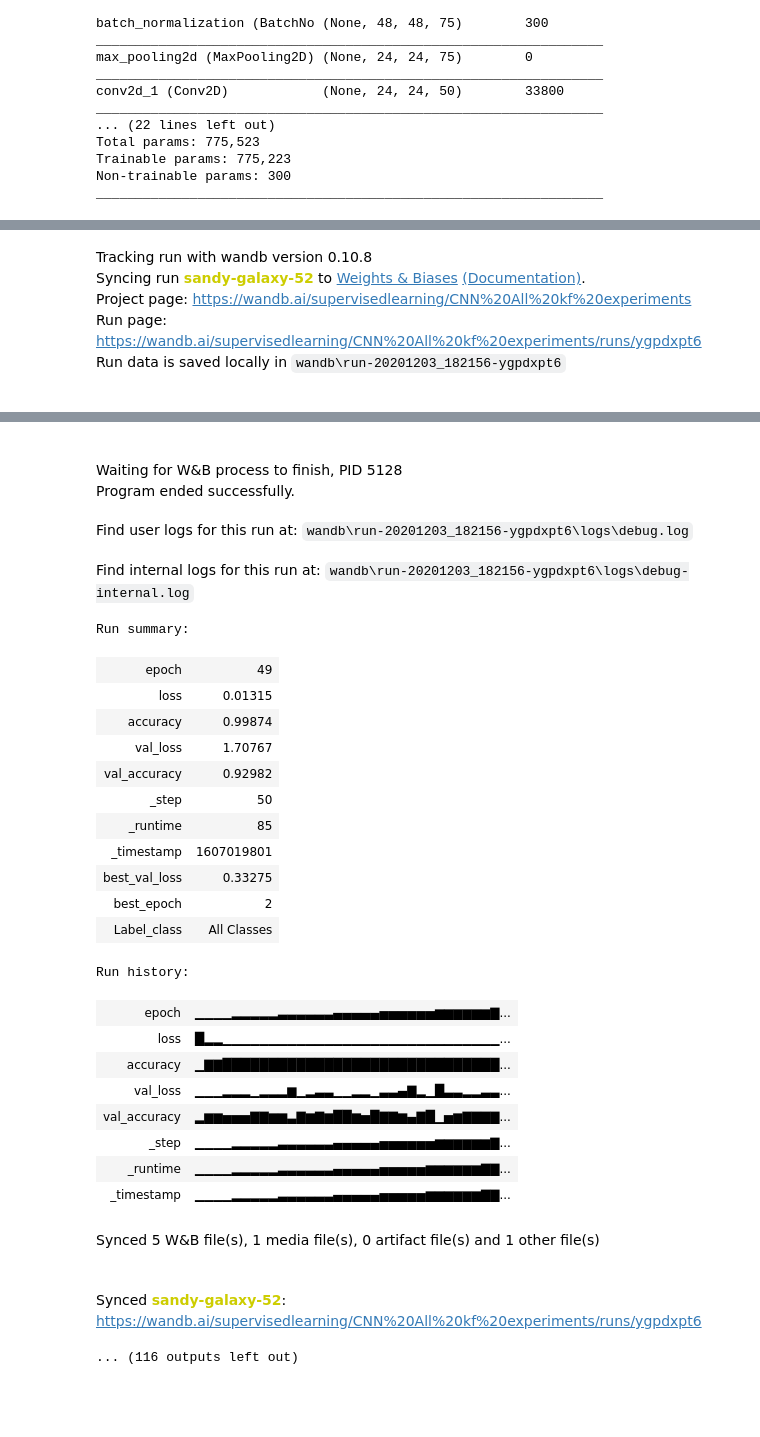
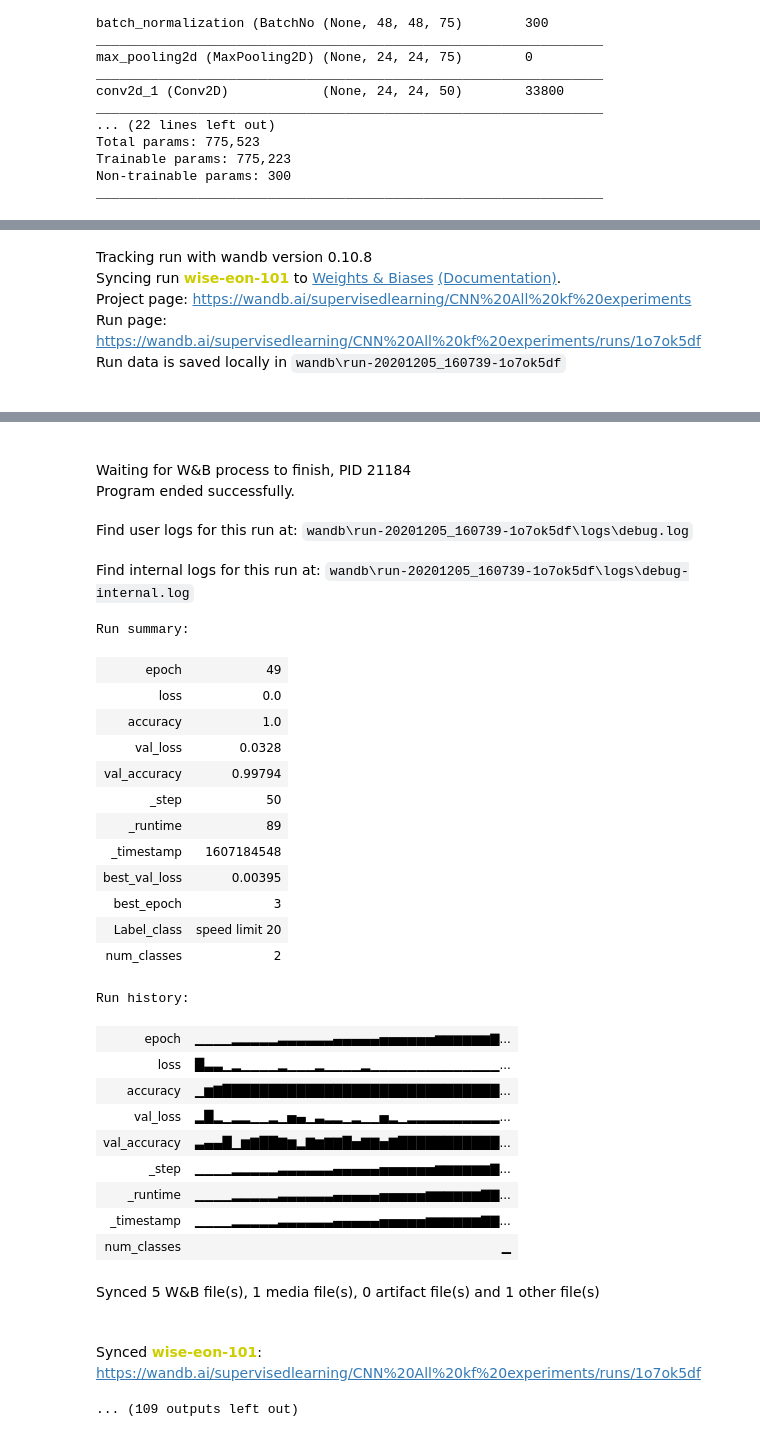
Before and after one commit to friedforfun/SupervisedLearningCW, a Jupyter notebook: Tasks/CNN.ipynb, the cells around one changed output, grey strips where cells are left out. Saved outputs shown, nothing was run; the diff lists cells and outputs as text; code cells hidden in the pictures; blank space fills up the shorter version.

Commit message:
CNN experiments moving instances to test

```diff
--- a/Tasks/CNN.ipynb
+++ b/Tasks/CNN.ipynb
@@ -45,7 +45,7 @@ Non-trainable params: 300
 _________________________________________________________________
 # %%
 experiment = '{} All kf experiments'.format(classifier_name)
-all_kf = ce.run_all_KF_experiments(classifier, classifier_name=classifier_name, experiment_name=experiment)
+all_kf = ce.run_all_KF_experiments(classifier, classifier_name=classifier_name, experiment_name=experiment, experiment_range=(1,11))
 # %% [output]
 Failed to query for notebook name, you can set it manually with the WANDB_NOTEBOOK_NAME environment variable
 wandb: Currently logged in as: samfh (use `wandb login --relogin` to force relogin)
@@ -53,8 +53,8 @@ wandb: wandb version 0.10.11 is available!  To upgrade, please run:
 wandb:  $ pip install wandb --upgrade
 Tracking run with wandb version 0.10.8
-Syncing run sandy-galaxy-52 to Weights & Biases (Documentation).
+Syncing run wise-eon-101 to Weights & Biases (Documentation).
 Project page: https://wandb.ai/supervisedlearning/CNN%20All%20kf%20experiments
-Run page: https://wandb.ai/supervisedlearning/CNN%20All%20kf%20experiments/runs/ygpdxpt6
-Run data is saved locally in wandb\run-20201203_182156-ygpdxpt6
+Run page: https://wandb.ai/supervisedlearning/CNN%20All%20kf%20experiments/runs/1o7ok5df
+Run data is saved locally in wandb\run-20201205_160739-1o7ok5df
 Train on 8721 samples, validate on 969 samples
 Epoch 1/50
@@ -76,28 +76,30 @@ Epoch 50/50
-Waiting for W&B process to finish, PID 5128
+Waiting for W&B process to finish, PID 21184
 Program ended successfully.
-Find user logs for this run at: wandb\run-20201203_182156-ygpdxpt6\logs\debug.log
+Find user logs for this run at: wandb\run-20201205_160739-1o7ok5df\logs\debug.log
-Find internal logs for this run at: wandb\run-20201203_182156-ygpdxpt6\logs\debug-internal.log
+Find internal logs for this run at: wandb\run-20201205_160739-1o7ok5df\logs\debug-internal.log
 Run summary:
 | epoch | 49 |
-| loss | 0.01315 |
-| accuracy | 0.99874 |
-| val_loss | 1.70767 |
-| val_accuracy | 0.92982 |
+| loss | 0.0 |
+| accuracy | 1.0 |
+| val_loss | 0.0328 |
+| val_accuracy | 0.99794 |
 | _step | 50 |
-| _runtime | 85 |
-| _timestamp | 1607019801 |
-| best_val_loss | 0.33275 |
-| best_epoch | 2 |
-| Label_class | All Classes |
+| _runtime | 89 |
+| _timestamp | 1607184548 |
+| best_val_loss | 0.00395 |
+| best_epoch | 3 |
+| Label_class | speed limit 20 |
+| num_classes | 2 |
 Run history:
 | epoch | ▁▁▁▁▂▂▂▂▂▃▃▃▃▃▃▄▄▄▄▄▅▅▅▅▅▅▆▆▆▆▆▆▇... |
-| loss | █▂▂▁▁▁▁▁▁▁▁▁▁▁▁▁▁▁▁▁▁▁▁▁▁▁▁▁▁▁▁▁▁... |
-| accuracy | ▁▇▇██████████████████████████████... |
-| val_loss | ▁▁▁▂▂▂▁▂▂▂▆▁▂▃▃▁▁▂▂▁▃▃▄▇▂▁█▃▃▂▂▃▃... |
-| val_accuracy | ▂▆▆▅▅▅▇▇▆▆▃▇▆▇▆██▆▅█▇▇▆▄▇█▁▅▆▇▇▇▇... |
+| loss | █▃▃▁▂▁▁▁▁▂▁▁▁▂▁▁▁▁▂▁▁▁▁▁▁▁▁▁▁▁▁▁▁... |
+| accuracy | ▁▆▇██████████████████████████████... |
+| val_loss | ▂█▂▁▂▂▁▁▂▁▅▄▁▃▂▂▁▂▁▁▅▂▁▂▂▂▂▂▂▂▂▂▂... |
+| val_accuracy | ▃▄▄█▁▆▇██▇▆▂▇▆▇▇█▅▇▇▅▇███████████... |
 | _step | ▁▁▁▁▂▂▂▂▂▃▃▃▃▃▃▄▄▄▄▄▅▅▅▅▅▅▆▆▆▆▆▆▇... |
 | _runtime | ▁▁▁▁▂▂▂▂▂▃▃▃▃▃▃▄▄▄▄▄▅▅▅▅▅▆▆▆▆▆▆▇▇... |
 | _timestamp | ▁▁▁▁▂▂▂▂▂▃▃▃▃▃▃▄▄▄▄▄▅▅▅▅▅▆▆▆▆▆▆▇▇... |
+| num_classes | ▁ |
 Synced 5 W&B file(s), 1 media file(s), 0 artifact file(s) and 1 other file(s)
-Synced sandy-galaxy-52: https://wandb.ai/supervisedlearning/CNN%20All%20kf%20experiments/runs/ygpdxpt6
+Synced wise-eon-101: https://wandb.ai/supervisedlearning/CNN%20All%20kf%20experiments/runs/1o7ok5df
-... (116 outputs left out)
+... (109 outputs left out)
```
Also changed, not shown: parts of 6 cells of this notebook, 2 other files.
